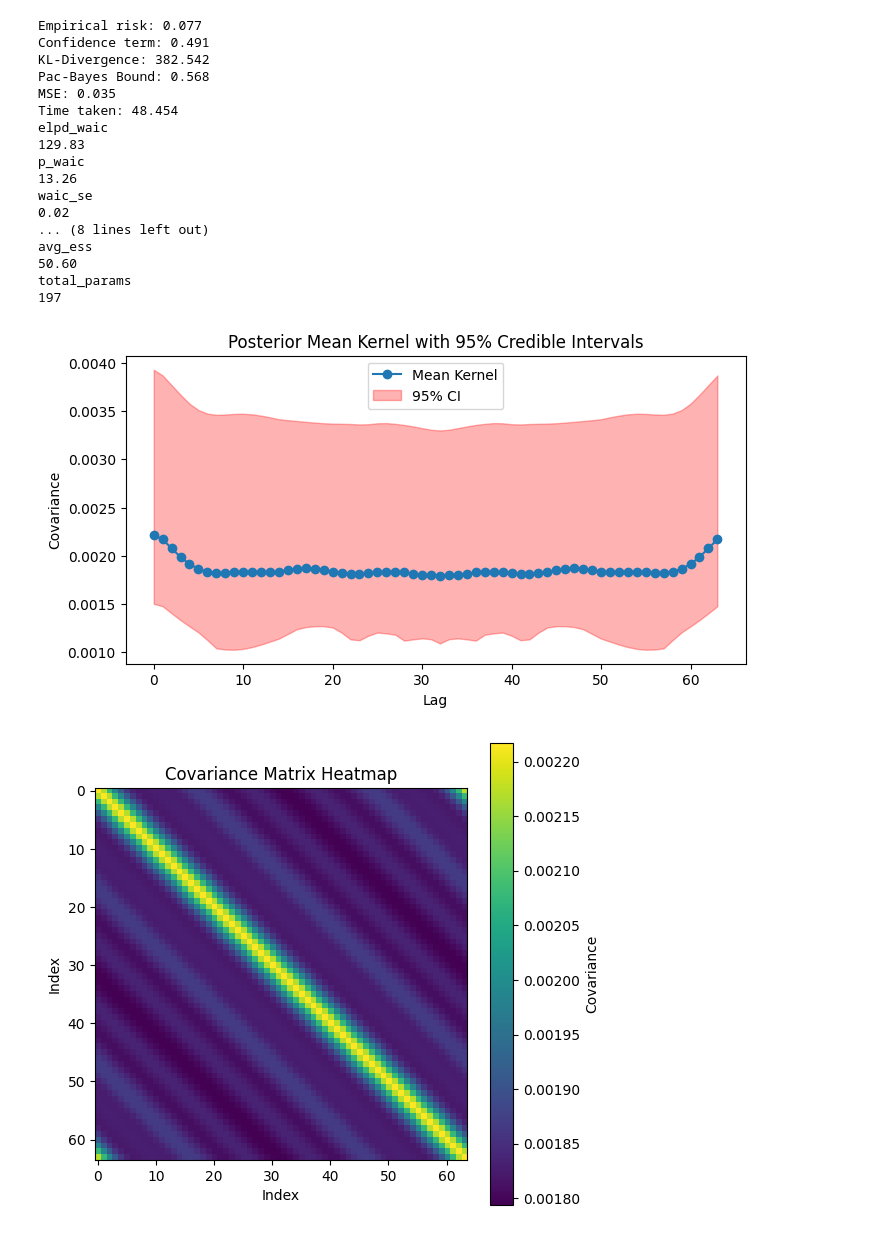
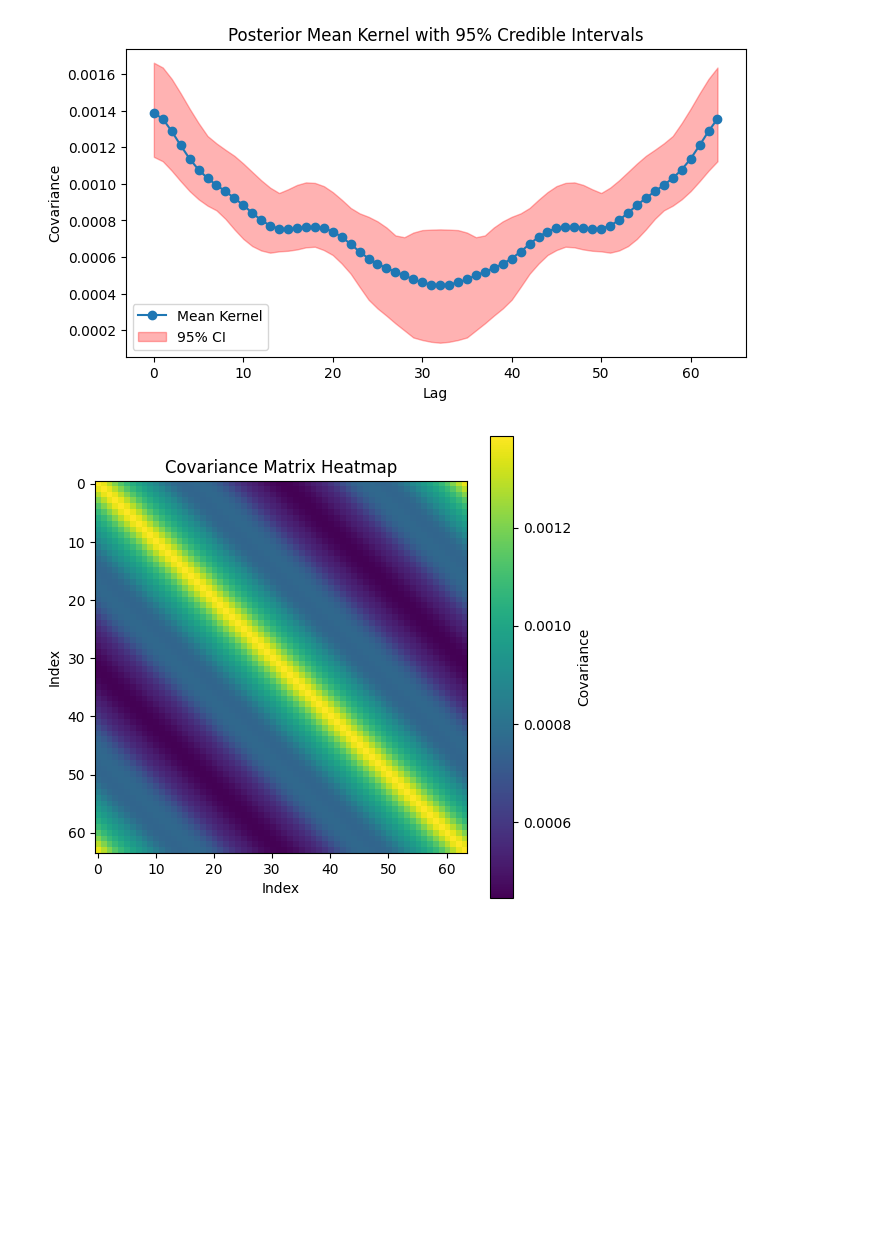
Before and after one commit to josephmargaryan/quantbayes, a Jupyter notebook: bochners_theorem.ipynb, the cells around one changed output. Cells and saved outputs as stored; diff of their text form; code cells hidden in the pictures; blank space fills up the shorter version.

```diff
--- a/bochners_theorem.ipynb
+++ b/bochners_theorem.ipynb
@@ -201,7 +201,6 @@ class SpectralCircGP:
             self.prior_fn(prior_std[active_idx]).expand([self.K]).to_event(1),
         )
 
-        # 3) Build full real/imag arrays.
         full_real = jnp.zeros((self.k_half,))
         full_imag = jnp.zeros((self.k_half,))
         full_real = full_real.at[active_idx].set(active_real)
@@ -280,7 +279,7 @@ y_test = jnp.array(y_test)
 class Test(bnn.Module):
     def __init__(self):
         super().__init__()
-        self.fft_layer = SpectralCircGP(64)
+        self.fft_layer = SpectralCircGP(64, use_bias=False)
     def __call__(self, X, y=None):
         N, D = X.shape
         X = self.fft_layer(X)
@@ -293,7 +292,7 @@ class Test(bnn.Module):
 
 key = jr.key(0)
 model = Test()
-model.compile(num_warmup=100, num_samples=100)
+model.compile(num_warmup=500, num_samples=1000)
 tak = time.time()
 model.fit(X_train, y_train, key)
 tik = time.time()
@@ -407,19 +421,2 @@ See http://arxiv.org/abs/1507.04544 for details
-Empirical risk: 0.077
-Confidence term: 0.491
-KL-Divergence: 382.542
-Pac-Bayes Bound: 0.568
-MSE: 0.035
-Time taken: 48.454
-elpd_waic
-129.83
-p_waic
-13.26
-waic_se
-0.02
-... (8 lines left out)
-avg_ess
-50.60
-total_params
-197
-[figure, old version]
+[figure, new version]
-[figure, old version]
+[figure, new version]
```
Also changed, not shown: parts of 1 cell of this notebook.
